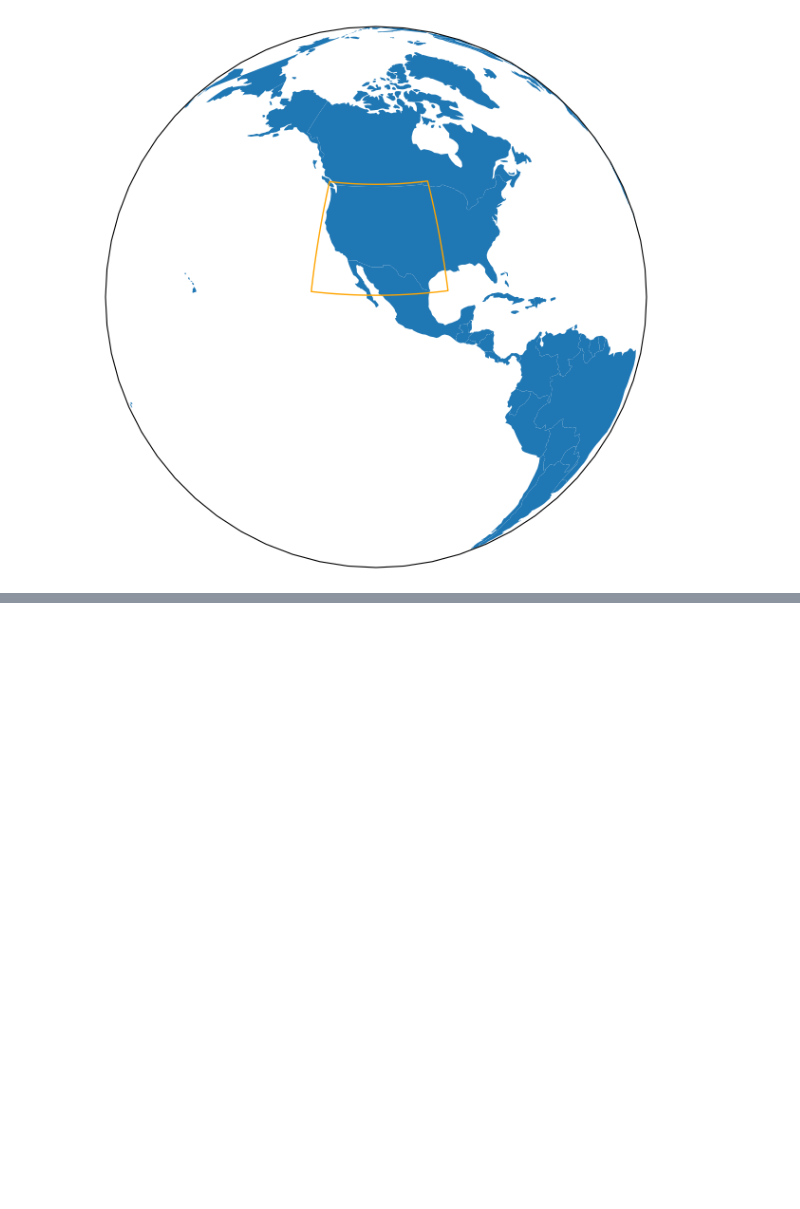
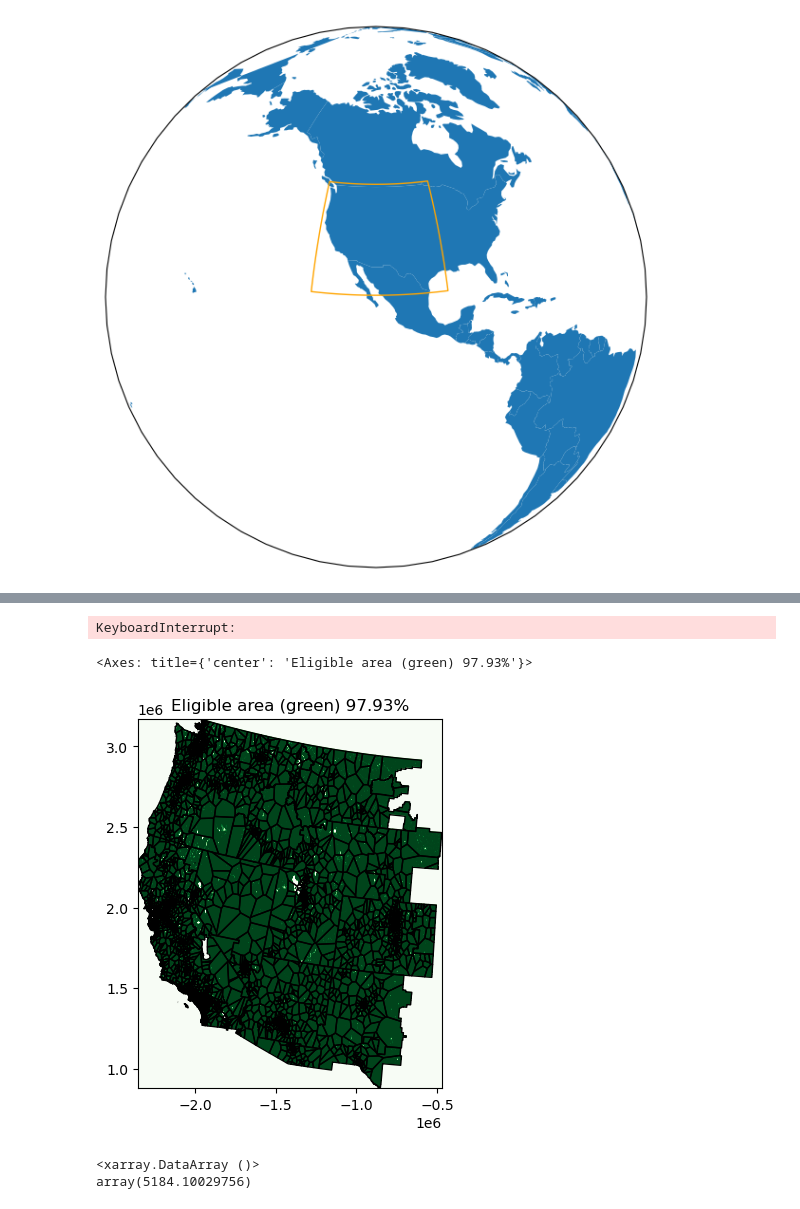
Before and after one commit to PyPSA/pypsa-usa, a Jupyter notebook: workflow/notebooks/plot_cutout.ipynb, the cells around one changed output, grey strips where cells are left out. Saved outputs shown, nothing was run; the diff lists cells and outputs as text; code cells hidden in the pictures; blank space fills up the shorter version.

```diff
--- a/workflow/notebooks/plot_cutout.ipynb
+++ b/workflow/notebooks/plot_cutout.ipynb
@@ -50,0 +57,14 @@ fig.tight_layout()
+# %%
+resource = "wind"
+correction_factor = 1
+capacity_per_sqkm =4.4
+p_nom_max_meth = 'potential'
+
+res = 100
+excluder = atlite.ExclusionContainer(crs= 5070,res = 100)
+# excluder = atlite.ExclusionContainer(crs = 3035, res =100)
+# excluder = atlite.ExclusionContainer()
+# %%
+corine = '/Users/kamrantehranchi/Local_Documents/pypsa-usa/pypsa-breakthroughenergy-usa/workflow/data/copernicus/PROBAV_LC100_global_v3.0.1_2019-nrt_Discrete-Classification-map_USA_EPSG-4326.tif'
+codes =  [20, 30, 40, 60, 100, 111, 112, 113, 114, 115, 116, 121, 122, 123, 124, 125, 126]
+excluder.add_raster(corine, codes=codes, invert=True, crs=4326)
@@ -50,0 +96,18 @@ fig.tight_layout()
+# %%
+masked, transform = excluder.compute_shape_availability(test)
+area = cutout.grid.to_crs(excluder.crs).area / 1e6
+area = xr.DataArray(
+    area.values.reshape(cutout.shape), [cutout.coords["y"], cutout.coords["x"]]
+)
+area.sum()
+
+eligible_share = masked.sum() * excluder.res**2 / area
+print(f"The eligibility share is: {eligible_share.sum():.2%}")
+# %% [output]
+KeyboardInterrupt:
+# %%
+fig, ax = plt.subplots()
+excluder.plot_shape_availability(regions)
+# %% [output]
+<Axes: title={'center': 'Eligible area (green) 97.93%'}>
+[figure, added]
@@ -50,0 +122,5 @@ fig.tight_layout()
+# %%
+availability.sum("bus").sum()
+# %% [output]
+<xarray.DataArray ()>
+array(5184.10029756)
```
Also changed, not shown: parts of 16 cells of this notebook, 4 other files.
